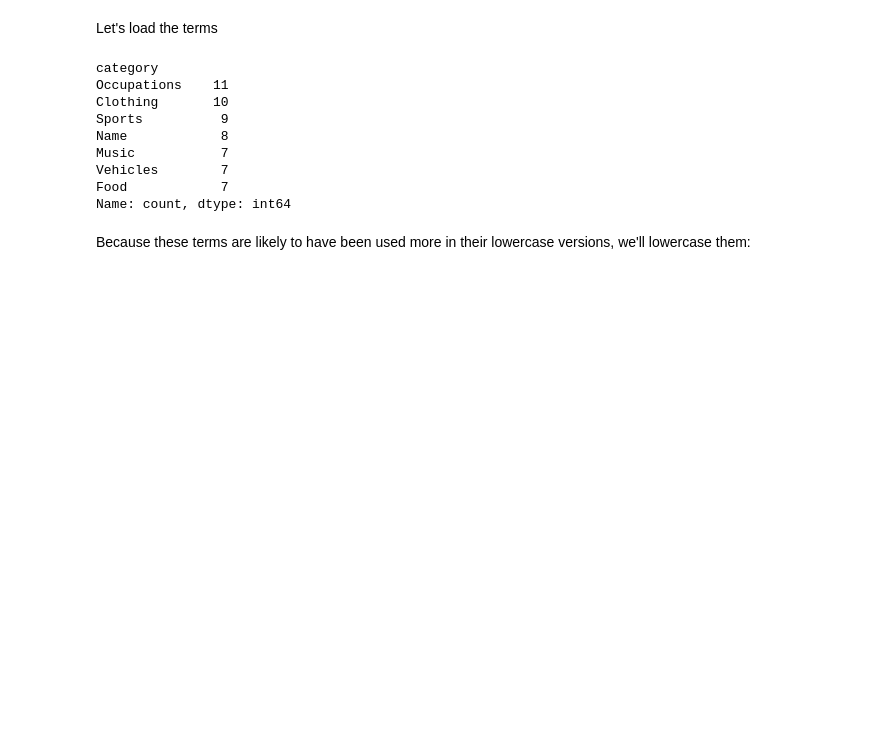
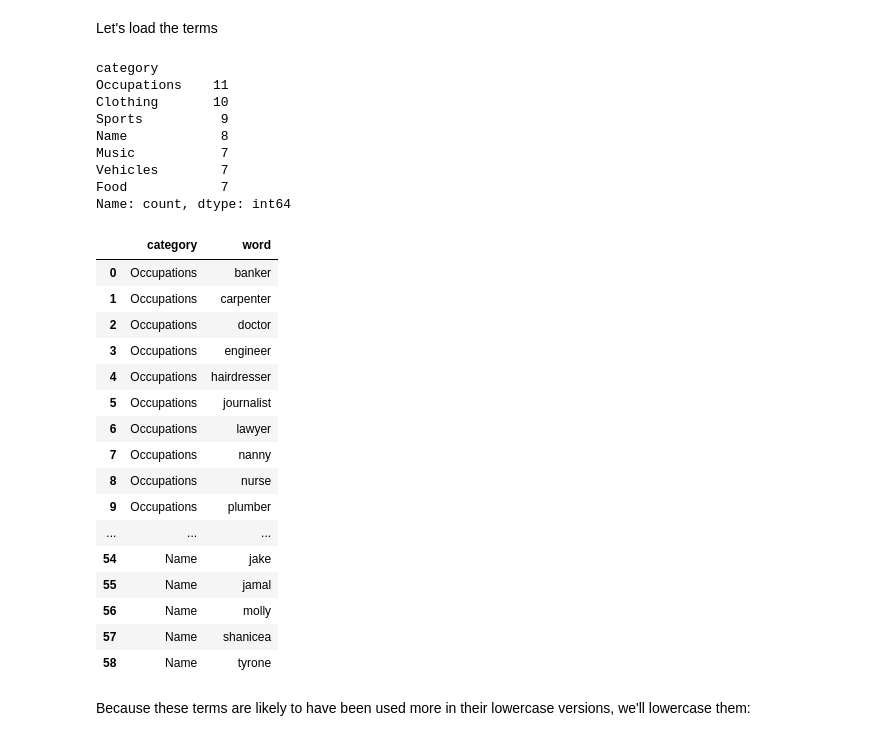
Before and after one commit to haukelicht/advanced_text_analysis, a Jupyter notebook: notebooks/02_replicate_kozlowksi_geometry_2019_solution.ipynb, the cells around one changed output. Saved outputs shown, nothing was run; the diff lists cells and outputs as text; code cells hidden in the pictures; blank space fills up the shorter version.

```diff
--- a/notebooks/02_replicate_kozlowksi_geometry_2019_solution.ipynb
+++ b/notebooks/02_replicate_kozlowksi_geometry_2019_solution.ipynb
@@ -193,6 +268,26 @@ Music           7
 Vehicles        7
 Food            7
 Name: count, dtype: int64
+# %%
+df
+# %% [output]
+|  | category | word |
+| 0 | Occupations | banker |
+| 1 | Occupations | carpenter |
+| 2 | Occupations | doctor |
+| 3 | Occupations | engineer |
+| 4 | Occupations | hairdresser |
+| 5 | Occupations | journalist |
+| 6 | Occupations | lawyer |
+| 7 | Occupations | nanny |
+| 8 | Occupations | nurse |
+| 9 | Occupations | plumber |
+| ... | ... | ... |
+| 54 | Name | jake |
+| 55 | Name | jamal |
+| 56 | Name | molly |
+| 57 | Name | shanicea |
+| 58 | Name | tyrone |
 # %% [markdown]
 Because these terms are likely to have been used more in their lowercase versions, we'll lowercase them:
 # %%
```
Also changed, not shown: parts of 13 cells of this notebook, 2 other files.
